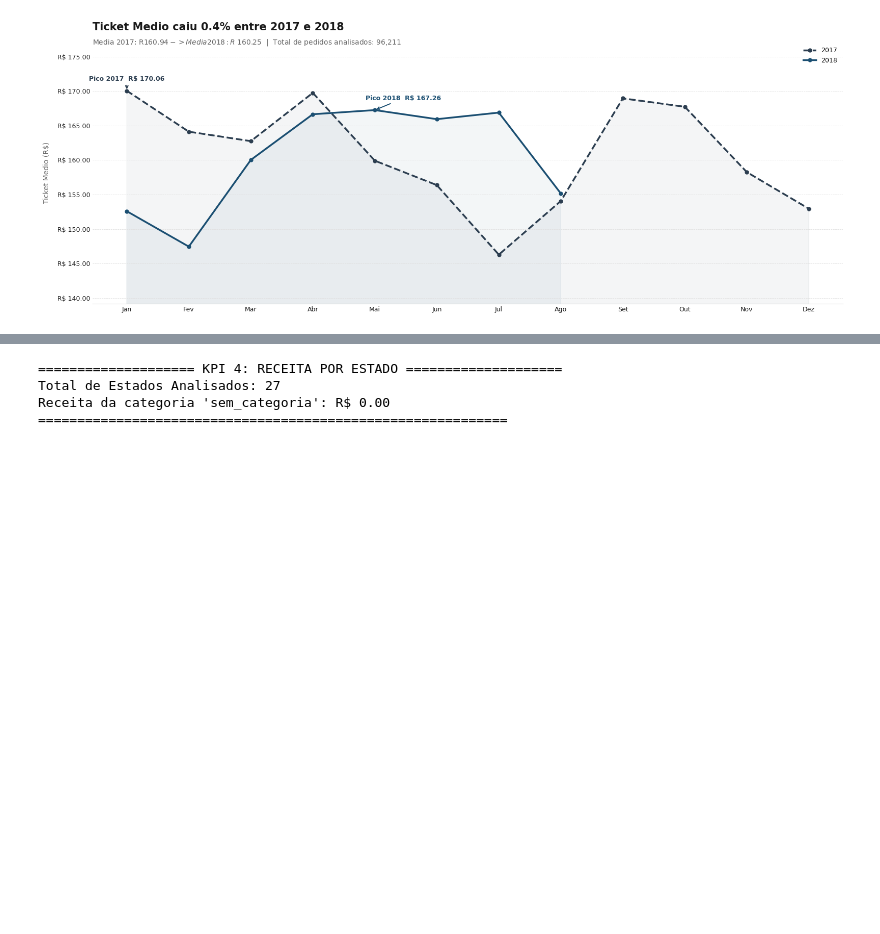
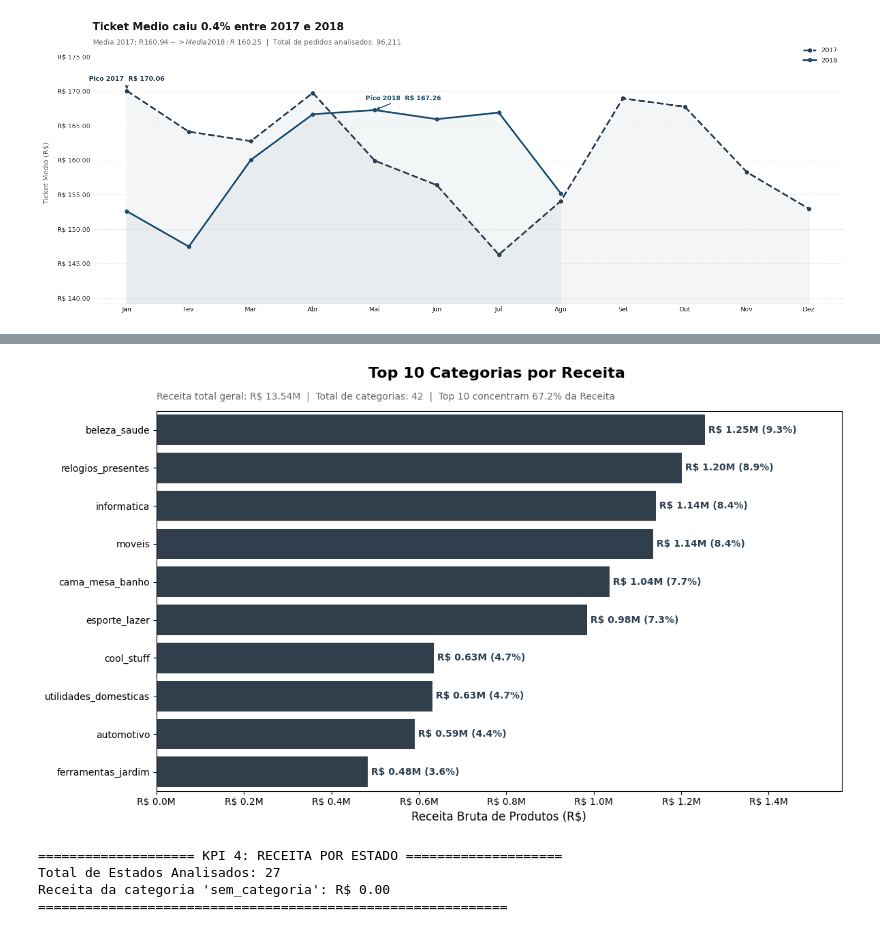
Before and after one commit to evellynjardini/Data-Analytics---Grupo-24, a Jupyter notebook: 1 - Projeto-Olist-KPIs/notebooks/Receita.ipynb, the cells around one changed output, grey strips where cells are left out. Cells and saved outputs as stored; diff of their text form; code cells hidden in the pictures; blank space fills up the shorter version.

```diff
--- a/1 - Projeto-Olist-KPIs/notebooks/Receita.ipynb
+++ b/1 - Projeto-Olist-KPIs/notebooks/Receita.ipynb
@@ -762,3 +623,62 @@ dtype: float64
+# %%
+# KP3 - Gráfico de Receita por Categoria
+
+import pandas as pd
+import matplotlib.pyplot as plt
+import seaborn as sns
+
+receita_total_geral = tabela_categorias['receita_produtos'].sum()
+n_categorias        = tabela_categorias['product_category_clean'].nunique()
+
+# Usamos a coluna correta 'receita_produtos' da tabela_top10
+top10_share = tabela_top10['receita_produtos'].sum() / receita_total_geral * 100
+
+plt.figure(figsize=(12, 7))
+
+sns.barplot(
+    data=tabela_top10,
+    y='product_category_clean',
+    x='receita_produtos',
+    color='#2c3e50'
+)
+
+plt.title('Top 10 Categorias por Receita ', fontsize=16, fontweight='bold', pad=35)
+plt.xlabel('Receita Bruta de Produtos (R$)', fontsize=12)
+plt.ylabel('', fontsize=12)
+
+# Formatando o eixo X para Milhões
+plt.gca().xaxis.set_major_formatter(plt.FuncFormatter(lambda x, pos: f'R$ {x/1000000:.1f}M'))
+
+xmax = tabela_top10['receita_produtos'].max()
+plt.xlim(0, xmax * 1.25)
+
+# Iterando para colocar os rótulos de dados
+for index, row in tabela_top10.reset_index(drop=True).iterrows():
+    valor = row['receita_produtos']
+    perc = row['porcentagem']
+    texto_label = f' R$ {valor/1000000:.2f}M ({perc:.1f}%)'
+    plt.text(valor, index, texto_label, va='center', fontsize=10, fontweight='bold', color='#2c3e50')
+
+# Subtítulo corrigido (o texto que você juntou no prompt anterior já estava certinho!)
+texto_subtitulo = (
+    f"Receita total geral: R$ {receita_total_geral/1e6:.2f}M  |  " +
+    f"Total de categorias: {n_categorias}  |  " +
+    f"Top 10 concentram {top10_share:.1f}% da Receita"
+)
+
+plt.gca().text(
+    0, 1.03,
+    texto_subtitulo,
+    transform=plt.gca().transAxes,
+    fontsize=10,
+    color='#666666',
+    ha='left'
+)
+
+plt.tight_layout()
+plt.show()
+# %% [output]
+[figure, added]
 # %%
 # --- KPI 4: Receita por Estado ---
 
```
Also changed, not shown: parts of 14 cells of this notebook.
